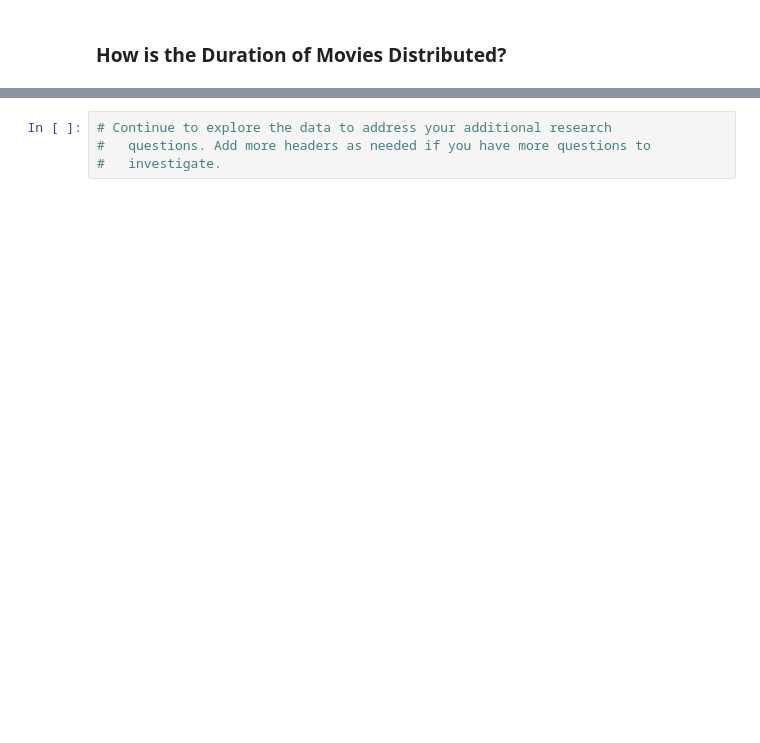
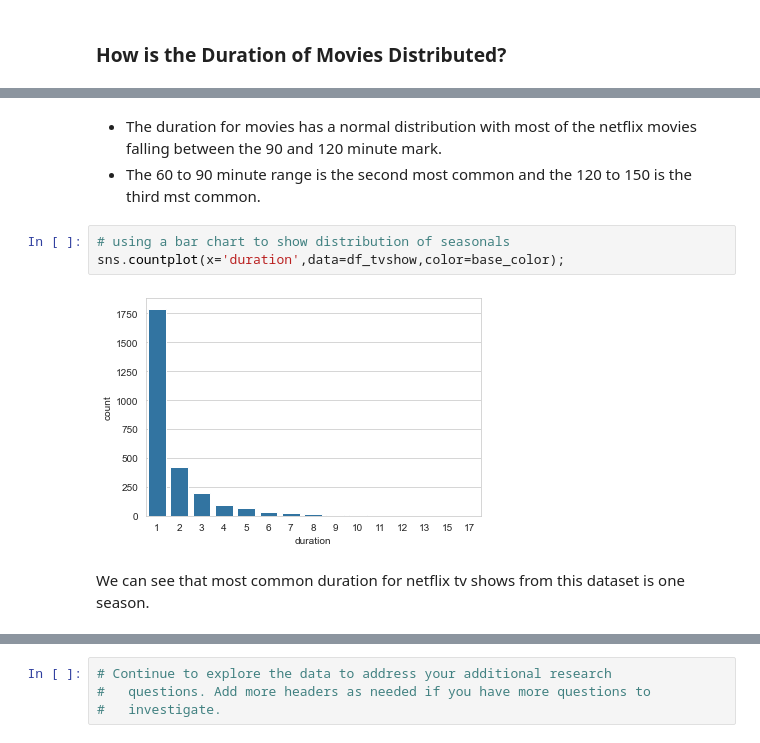
Before and after one commit to manlikesolomon/Analysis-Of-Netflix-Data, a Jupyter notebook: Netflix Data EDA.ipynb, the cells around one changed output, grey strips where cells are left out. Cells and saved outputs as stored; diff of their text form; blank space fills up the shorter version.

```diff
--- a/Netflix Data EDA.ipynb
+++ b/Netflix Data EDA.ipynb
@@ -281,0 +321,10 @@ plt.xlabel('Length in Minutes');
+# %% [markdown]
+* The duration for movies has a normal distribution with most of the netflix movies falling between the 90 and 120 minute mark.
+* The 60 to 90 minute range is the second most common and the 120 to 150 is the third mst common.
+# %%
+# using a bar chart to show distribution of seasonals
+sns.countplot(x='duration',data=df_tvshow,color=base_color);
+# %% [output]
+[figure, added]
+# %% [markdown]
+We can see that most common duration for netflix tv shows from this dataset is one season.
```
Also changed, not shown: parts of 29 cells of this notebook.
